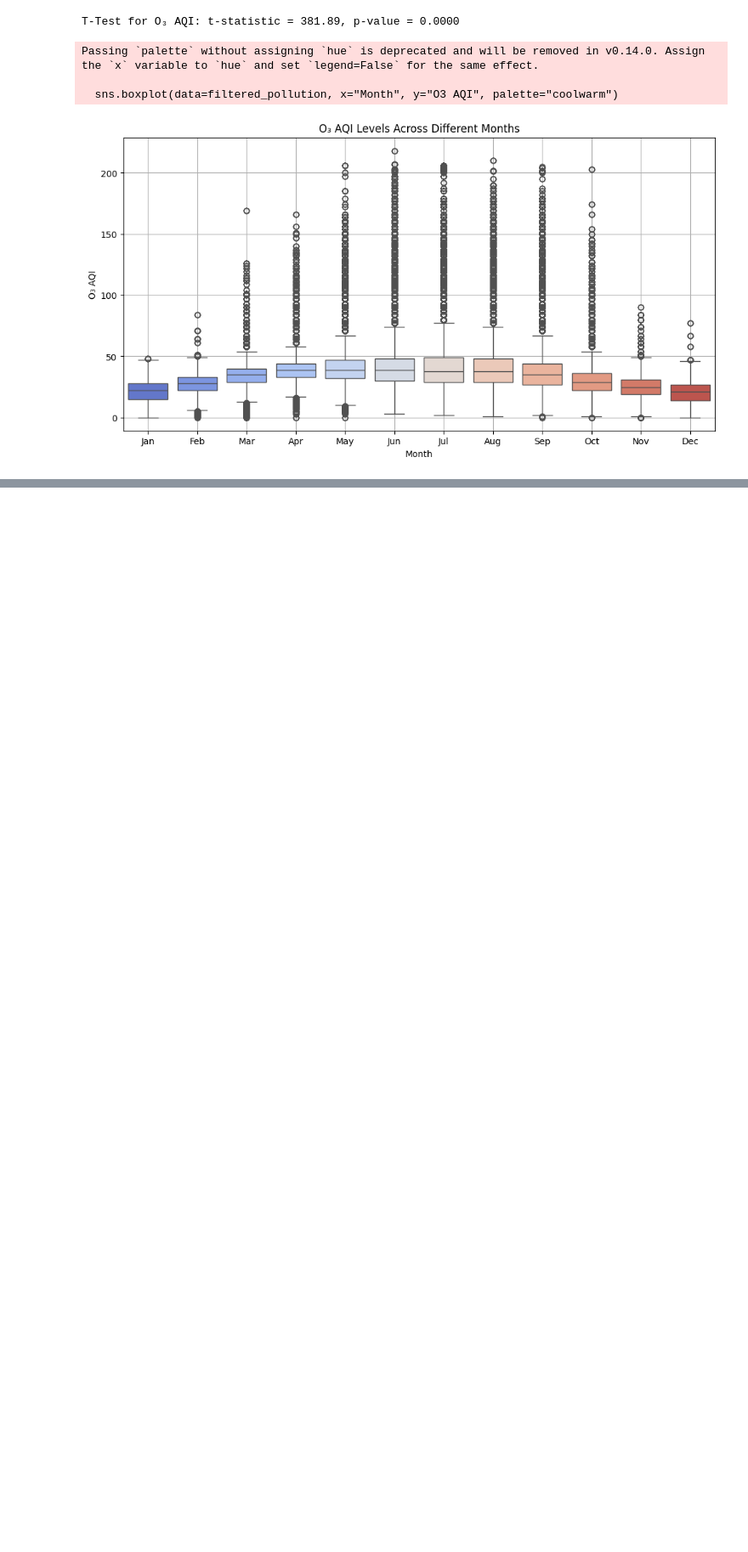
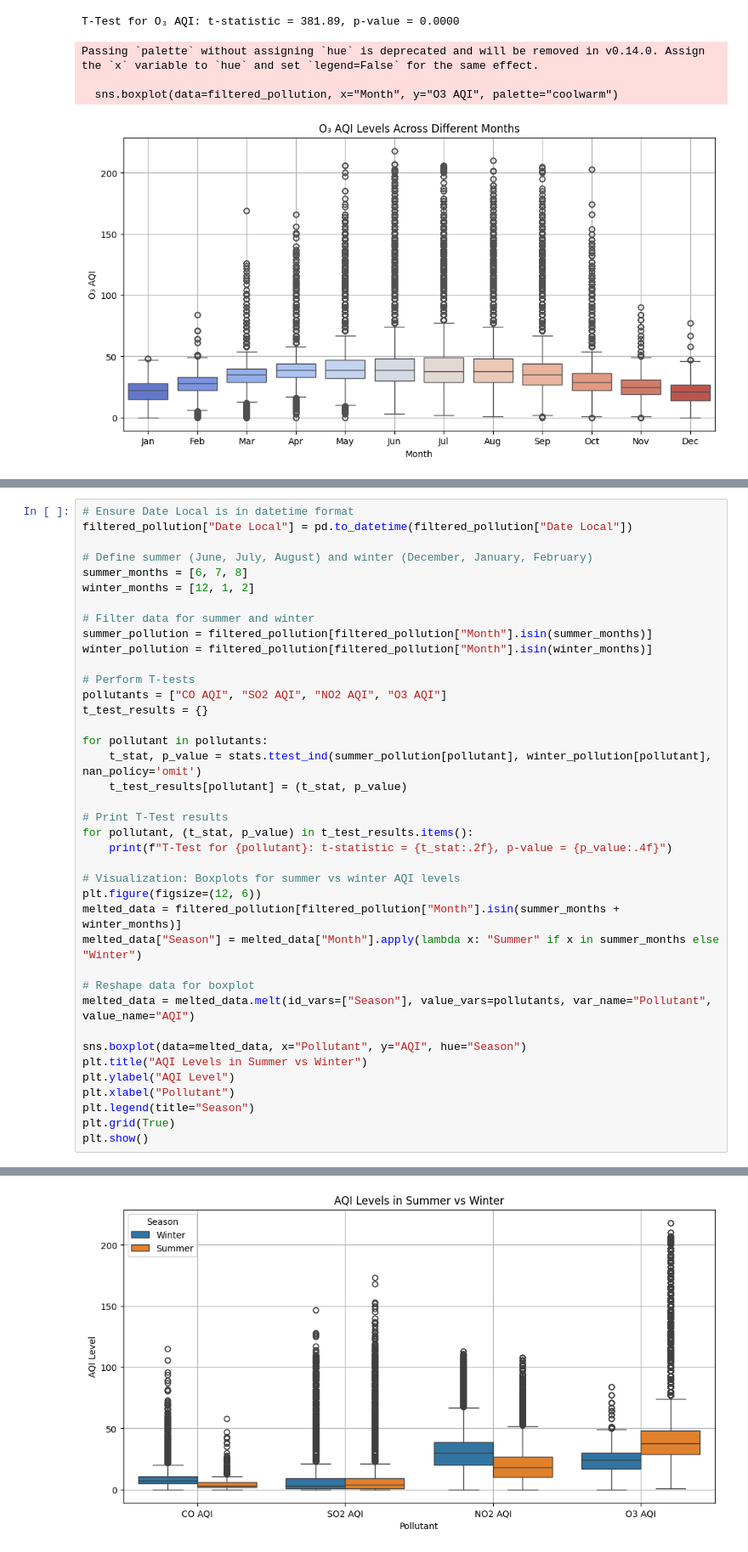
Before and after one commit to tamikamqhum/March_Team_Project, a Jupyter notebook: jupyter_notebooks/HS-Notebook_Template.ipynb, the cells around one changed output, grey strips where cells are left out. Shown at 85% size. Saved outputs shown, nothing was run; the diff lists cells and outputs as text; blank space fills up the shorter version.

Commit message:
Finished hypotheses+validation+t-tests total of 6 hypotheses, which you can copy and paste whenever needed with detailed explanations following the hackathon guide

```diff
--- a/jupyter_notebooks/HS-Notebook_Template.ipynb
+++ b/jupyter_notebooks/HS-Notebook_Template.ipynb
@@ -1109,0 +1120,40 @@ For our fifth hypotheses,
+# %%
+# Ensure Date Local is in datetime format
+filtered_pollution["Date Local"] = pd.to_datetime(filtered_pollution["Date Local"])
+
+# Define summer (June, July, August) and winter (December, January, February)
+summer_months = [6, 7, 8]
+winter_months = [12, 1, 2]
+
+# Filter data for summer and winter
+summer_pollution = filtered_pollution[filtered_pollution["Month"].isin(summer_months)]
+winter_pollution = filtered_pollution[filtered_pollution["Month"].isin(winter_months)]
+
+# Perform T-tests
+pollutants = ["CO AQI", "SO2 AQI", "NO2 AQI", "O3 AQI"]
+t_test_results = {}
+
+for pollutant in pollutants:
+    t_stat, p_value = stats.ttest_ind(summer_pollution[pollutant], winter_pollution[pollutant], nan_policy='omit')
+    t_test_results[pollutant] = (t_stat, p_value)
+
+# Print T-Test results
+for pollutant, (t_stat, p_value) in t_test_results.items():
+    print(f"T-Test for {pollutant}: t-statistic = {t_stat:.2f}, p-value = {p_value:.4f}")
+
+# Visualization: Boxplots for summer vs winter AQI levels
+plt.figure(figsize=(12, 6))
+melted_data = filtered_pollution[filtered_pollution["Month"].isin(summer_months + winter_months)]
+melted_data["Season"] = melted_data["Month"].apply(lambda x: "Summer" if x in summer_months else "Winter")
+
+# Reshape data for boxplot
+melted_data = melted_data.melt(id_vars=["Season"], value_vars=pollutants, var_name="Pollutant", value_name="AQI")
+
+sns.boxplot(data=melted_data, x="Pollutant", y="AQI", hue="Season")
+plt.title("AQI Levels in Summer vs Winter")
+plt.ylabel("AQI Level")
+plt.xlabel("Pollutant")
+plt.legend(title="Season")
+plt.grid(True)
+plt.show()
+# %% [output]
@@ -1109,0 +1169 @@ For our fifth hypotheses,
+[figure, added]
```
Also changed, not shown: parts of 8 cells of this notebook.
